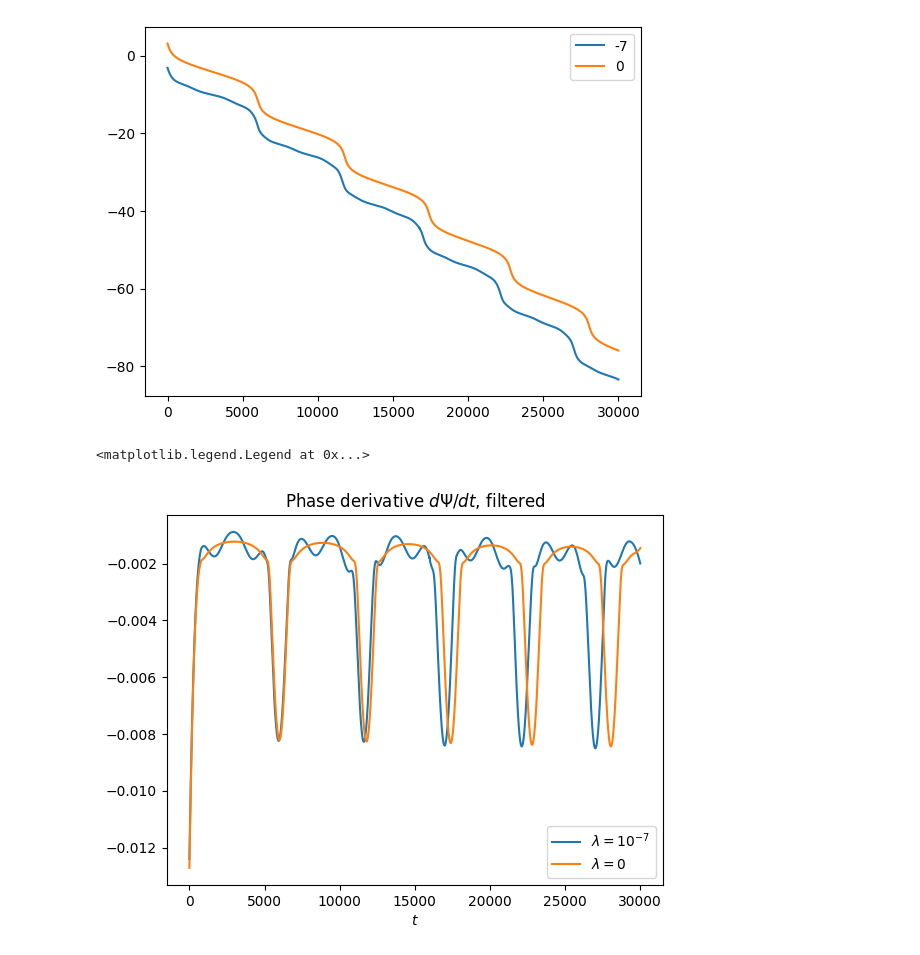
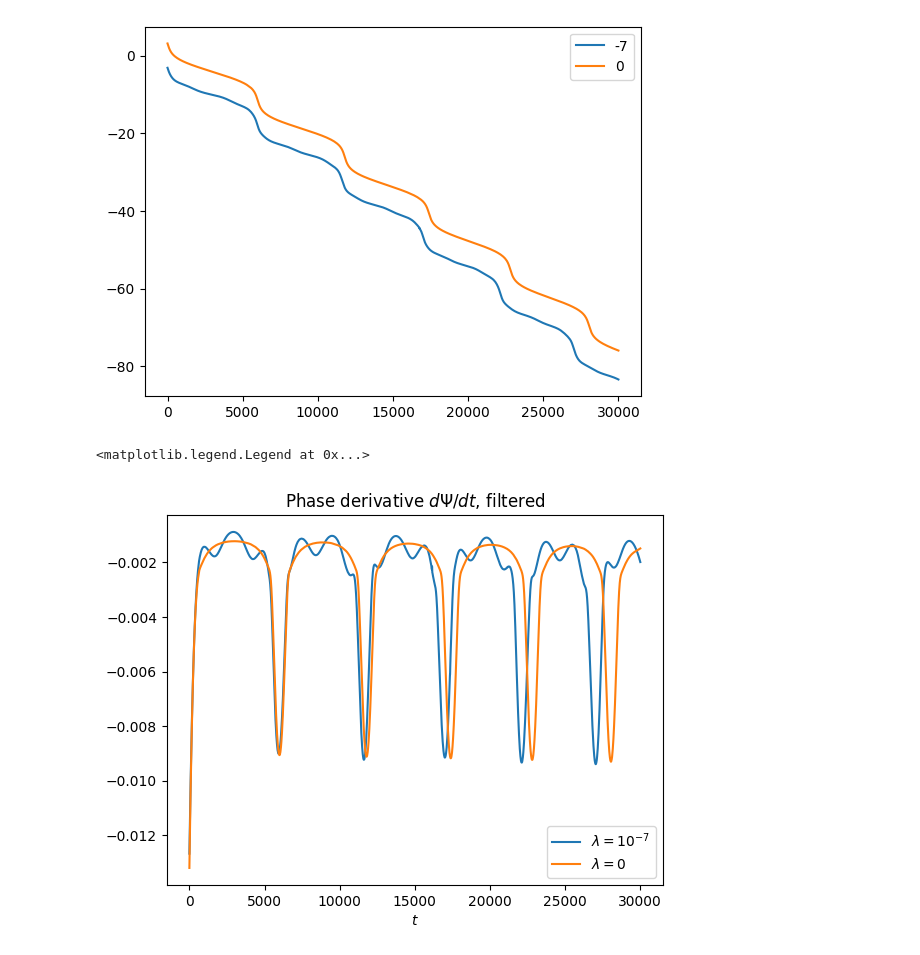
Before and after one commit to anyjamesokay/ugradthesis, a Jupyter notebook: SDSwaveform_ecctest.ipynb, the cells around one changed output. Drawn from its saved outputs; the diff is of its cells as text; code cells hidden in the pictures.

```diff
--- a/SDSwaveform_ecctest.ipynb
+++ b/SDSwaveform_ecctest.ipynb
@@ -95,10 +59,10 @@ def find_nearest(array, value):
     idx = (np.abs(array - value)).argmin()
     return idx
 # %%
-hpsds = pd.read_csv('plus_50_7_-7.csv', header=None, names=['t0', 'h+'])
-hcsds = pd.read_csv('cross_50_7_-7.csv', header=None, names=['t0', 'h+'])
-hpsds0 = pd.read_csv('plus_50_7_0.csv', header=None, names=['t0', 'h+'])
-hcsds0 = pd.read_csv('cross_50_7_0.csv', header=None, names=['t0', 'h+'])
+hpsds = pd.read_csv(r'CSV\plus_50_7_-7.csv', header=None, names=['t0', 'h+'])
+hcsds = pd.read_csv(r'CSV\cross_50_7_-7.csv', header=None, names=['t0', 'h+'])
+hpsds0 = pd.read_csv(r'CSV\plus_50_7_0.csv', header=None, names=['t0', 'h+'])
+hcsds0 = pd.read_csv(r'CSV\cross_50_7_0.csv', header=None, names=['t0', 'h+'])
 tp = hpsds['t0']
 tc = hcsds['t0']
 hpsd = hpsds['h+']
@@ -114,29 +78,19 @@ plt.legend()
 <matplotlib.legend.Legend at 0x...>
 [figure]
 # %%
-num, denom = 20, 20
+
 #Arrays are not of the same size, might be best to interpolate now.
-t10k = np.linspace(0, np.max(tp), 2000)
+t10k = np.linspace(0, np.max(tp), 5000)
 cplus = sp.interpolate.CubicSpline(tp, hpsd)
 ccross = sp.interpolate.CubicSpline(tc, hcsd)
 hp_int = cplus(t10k)
 hc_int = ccross(t10k)
-# ratp = ratc = rational_fit(num, denom)
-# ratp.fit(tp.values.reshape(-1, 1), hpsd)
-# ratc.fit(tc.values.reshape(-1, 1), hcsd)
-# hp_int = ratp(t10k.reshape(-1, 1))
-# hc_int = ratc(t10k.reshape(-1, 1))
 thetasds = np.unwrap(np.arctan2(-hc_int, hp_int))
-t100k = np.linspace(0, np.max(tp0), 2000)
+t100k = np.linspace(0, np.max(tp0), 5000)
 cplus0 = sp.interpolate.CubicSpline(tp0, hpsd0)
 ccross0 = sp.interpolate.CubicSpline(tc0, hcsd0)
 hp_int0 = cplus0(t100k)
 hc_int0 = ccross0(t100k)
-# ratp0 = ratc0 = rational_fit(num, denom)
-# ratp0.fit(tp0.values.reshape(-1, 1), hpsd0)
-# ratc0.fit(tc0.values.reshape(-1, 1), hcsd0)
-# hp_int0 = ratp(t100k.reshape(-1, 1))
-# hc_int0 = ratc(t100k.reshape(-1, 1))
 thetasds0 = np.unwrap(np.arctan2(-hc_int0, hp_int0))
 
 # ddt = np.gradient(thetasds, t10k)
@@ -153,16 +107,16 @@ plt.legend()
 # %%
 ddt = np.gradient(thetasds, t10k)
 ddt0 = np.gradient(thetasds0, t100k)
-ddt = sp.signal.savgol_filter(ddt, window_length=100, polyorder=3, delta=t10k[1]-t10k[0])
-ddt0 = sp.signal.savgol_filter(ddt0, window_length=100, polyorder=3, delta=t100k[1]-t100k[0])
+ddt = sp.signal.savgol_filter(ddt, window_length=200, polyorder=3, delta=t10k[1]-t10k[0])
+ddt0 = sp.signal.savgol_filter(ddt0, window_length=200, polyorder=3, delta=t100k[1]-t100k[0])
 plt.plot(t10k, ddt, label=r"$\lambda=10^{-7}$")
 plt.plot(t100k, ddt0, label=r"$\lambda=0$")
 plt.title(r"Phase derivative $d\Psi / dt$, filtered")
 plt.xlabel(r"$t$")
 plt.legend()
 # %% [output]
 <matplotlib.legend.Legend at 0x...>
-[figure, old version]
+[figure, new version]
 # %%
 
 #Arrays are not of the same size, might be best to interpolate now.
```
Also changed, not shown: parts of 18 cells of this notebook, 1 other file.
